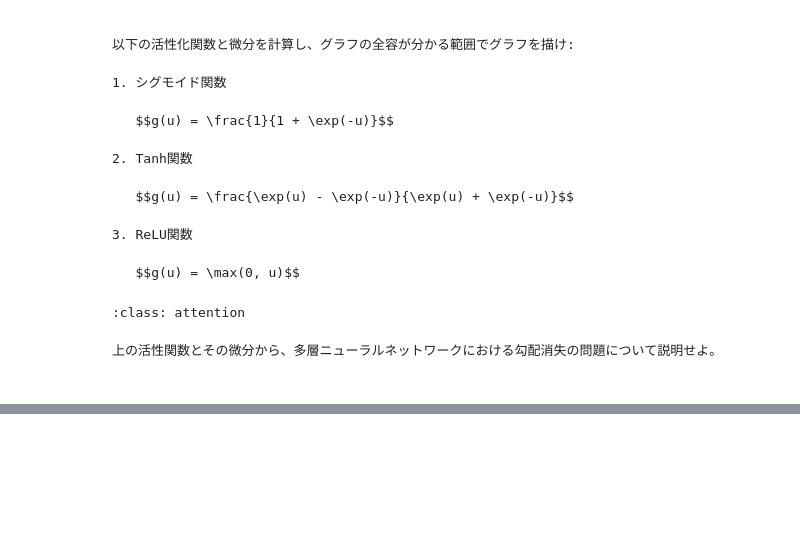
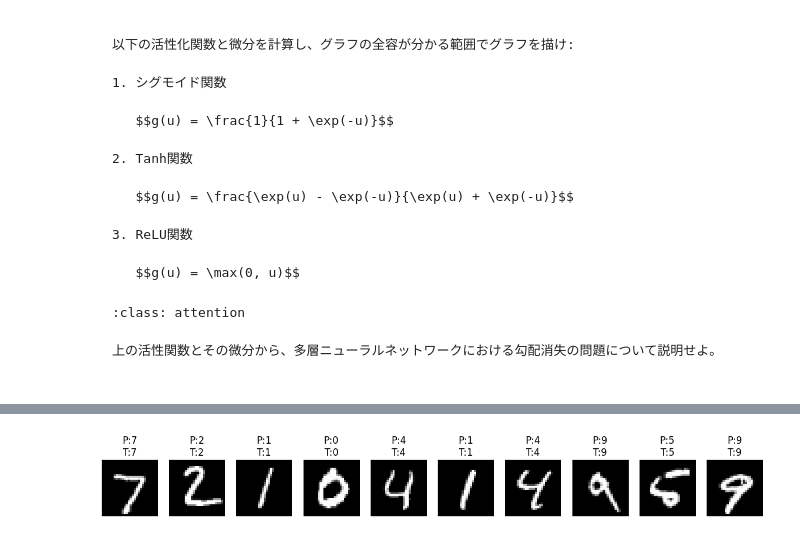
Before and after one commit to SotaYoshida/AIML1, a Jupyter notebook: notebooks/Chapter_ANN_Intro.ipynb, the cells around one changed output, grey strips where cells are left out. Saved outputs shown, nothing was run; the diff lists cells and outputs as text; code cells hidden in the pictures; blank space fills up the shorter version.

```diff
--- a/notebooks/Chapter_ANN_Intro.ipynb
+++ b/notebooks/Chapter_ANN_Intro.ipynb
@@ -275,0 +378,80 @@ $$
+# %%
+# 畳み込みニューラルネットワーク (CNN)
+class ConvolutionalNeuralNetwork(nn.Module):
+    def __init__(self):
+        super().__init__()
+        # 畳み込み層
+        self.conv1 = nn.Conv2d(1, 32, kernel_size=3, padding=1)  # 28x28 -> 28x28
+        self.conv2 = nn.Conv2d(32, 64, kernel_size=3, padding=1)  # 14x14 -> 14x14
+        self.pool = nn.MaxPool2d(2, 2)  # プーリング層
+        self.dropout1 = nn.Dropout(0.25)
+
+        # 全結合層
+        self.fc1 = nn.Linear(64 * 7 * 7, 128)
+        self.dropout2 = nn.Dropout(0.5)
+        self.fc2 = nn.Linear(128, 10)
+
+        self.relu = nn.ReLU()
+
+    def forward(self, x):
+        x = self.relu(self.conv1(x))      # 畳み込み1 + ReLU
+        x = self.pool(x)                  # プーリング (28x28 -> 14x14)
+        x = self.relu(self.conv2(x))      # 畳み込み2 + ReLU
+        x = self.pool(x)                  # プーリング (14x14 -> 7x7)
+        x = self.dropout1(x)
+
+        x = x.view(-1, 64 * 7 * 7)        # 平坦化
+        x = self.relu(self.fc1(x))        # 全結合層1 + ReLU
+        x = self.dropout2(x)
+        x = self.fc2(x)                   # 出力層
+        return x
+
+# CNNモデルのインスタンス化
+cnn_model = ConvolutionalNeuralNetwork()
+
+# 損失関数と最適化手法
+cnn_criterion = nn.CrossEntropyLoss()
+cnn_optimizer = optim.Adam(cnn_model.parameters())
+
+# 学習ループ
+cnn_epochs = 10
+for epoch in range(cnn_epochs):
+    running_loss = 0.0
+    for images, labels in trainloader:
+        cnn_optimizer.zero_grad()
+        outputs = cnn_model(images)
+        loss = cnn_criterion(outputs, labels)
+        loss.backward()
+        cnn_optimizer.step()
+        running_loss += loss.item()
+
+    print(f"Epoch {epoch+1}/{cnn_epochs}, Loss: {running_loss/len(trainloader):.4f}")
+
+# テスト精度の評価
+correct = 0
+total = 0
+with torch.no_grad():
+    for images, labels in testloader:
+        outputs = cnn_model(images)
+        _, predicted = torch.max(outputs, 1)
+        total += labels.size(0)
+        correct += (predicted == labels).sum().item()
+
+print(f"CNN Test Accuracy: {100 * correct / total:.2f}%")
+
+# いくつかのテストデータで予測を表示
+dataiter = iter(testloader)
+images, labels = next(dataiter)
+
+# CNNモデルの予測
+outputs = cnn_model(images)
+_, predicted = torch.max(outputs, 1)
+
+# 最初の10枚を表示
+fig, axes = plt.subplots(1, 10, figsize=(15, 2))
+for i in range(10):
+    axes[i].imshow(images[i].squeeze(), cmap="gray")
+    axes[i].set_title(f"P:{predicted[i].item()}\nT:{labels[i].item()}")
+    axes[i].axis("off")
+plt.show()
+# %% [output]
@@ -275,0 +469 @@ $$
+[figure, added]
```
Also changed, not shown: parts of 4 cells of this notebook.
